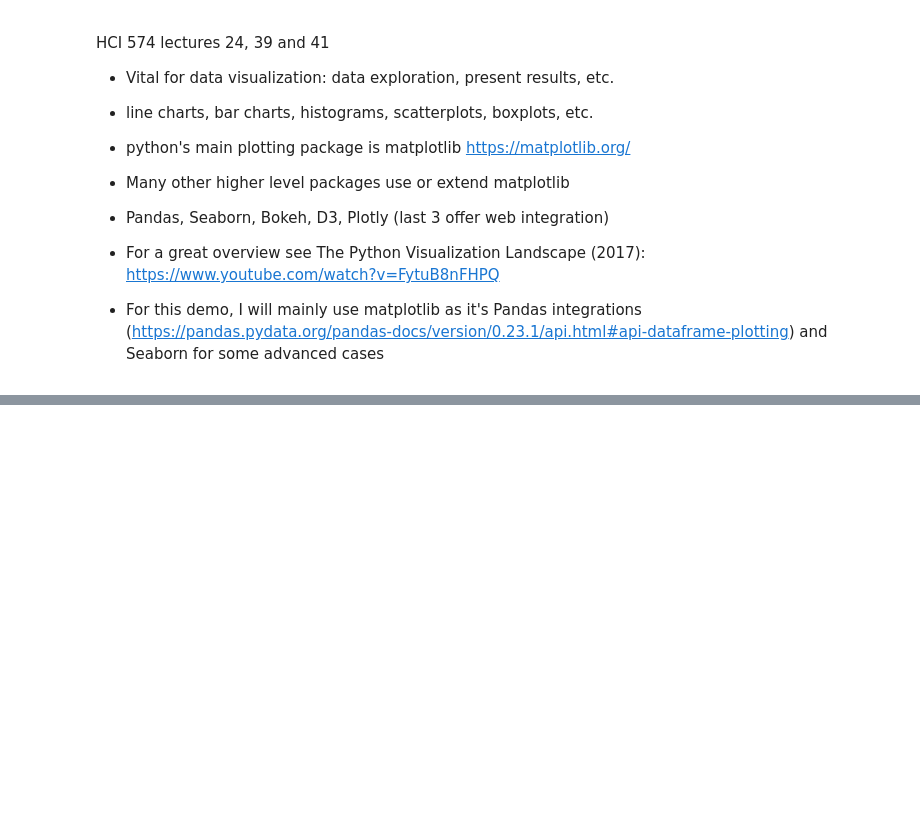
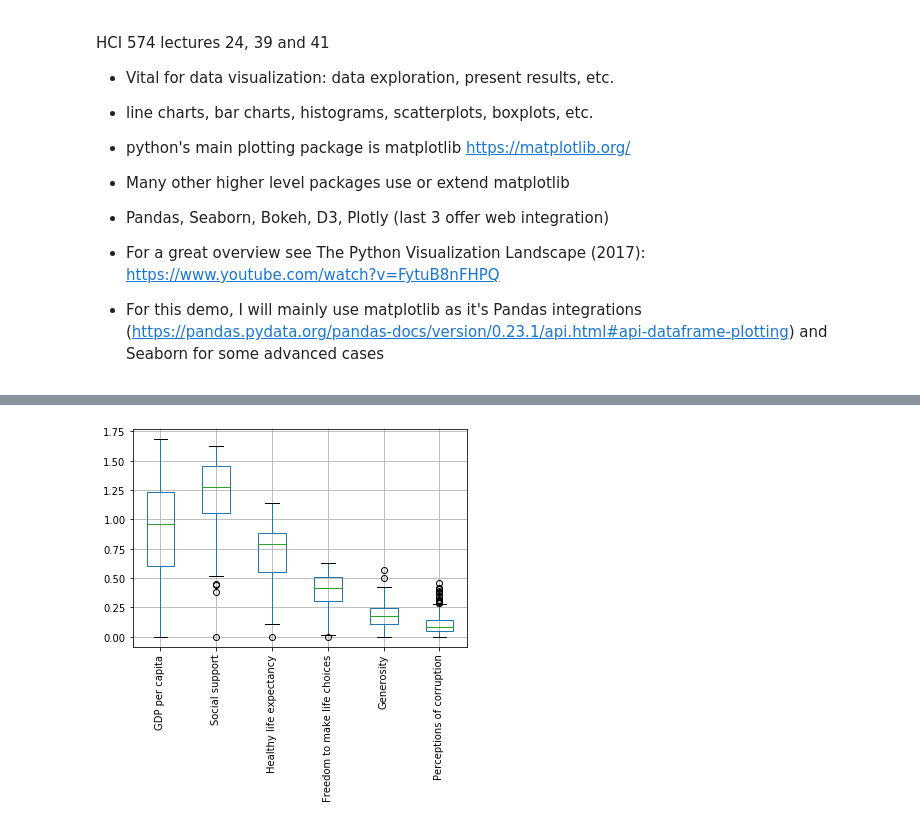
Before and after one commit to ChHarding/HCI584_python_catch_up, a Jupyter notebook: refresher part 4/3) plotting.ipynb, the cells around one changed output, grey strips where cells are left out. Drawn from its saved outputs; the diff is of its cells as text; code cells hidden in the pictures; blank space fills up the shorter version.

```diff
--- a/refresher part 4/3) plotting.ipynb
+++ b/refresher part 4/3) plotting.ipynb
@@ -45,7 +70,9 @@ df1.plot.line();
 # %%
 # box plot
 df2 = df.drop(['Overall rank', 'Score'], axis=1) # drop these columns, different range of numbers
-df2.boxplot(rot=-90);
+df2.boxplot(rot=90);
+# %% [output]
+[figure, added]
 # %%
 # swar plot
 sns.swarmplot(x="Generosity",
```
Also changed, not shown: parts of 6 cells of this notebook, 2 other files.
